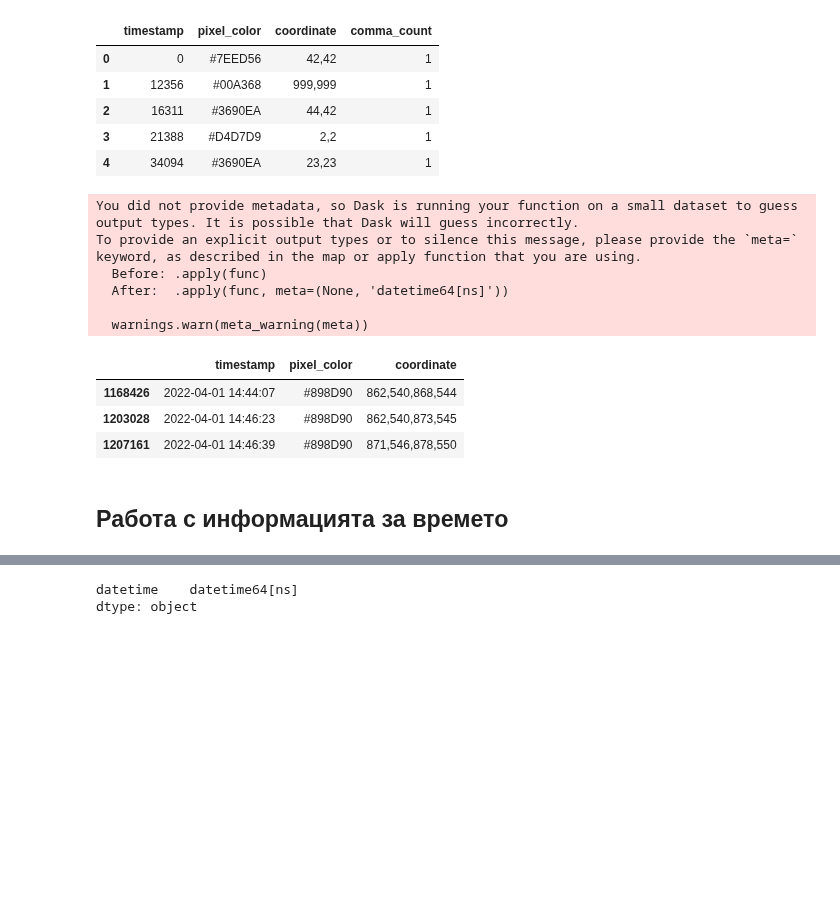
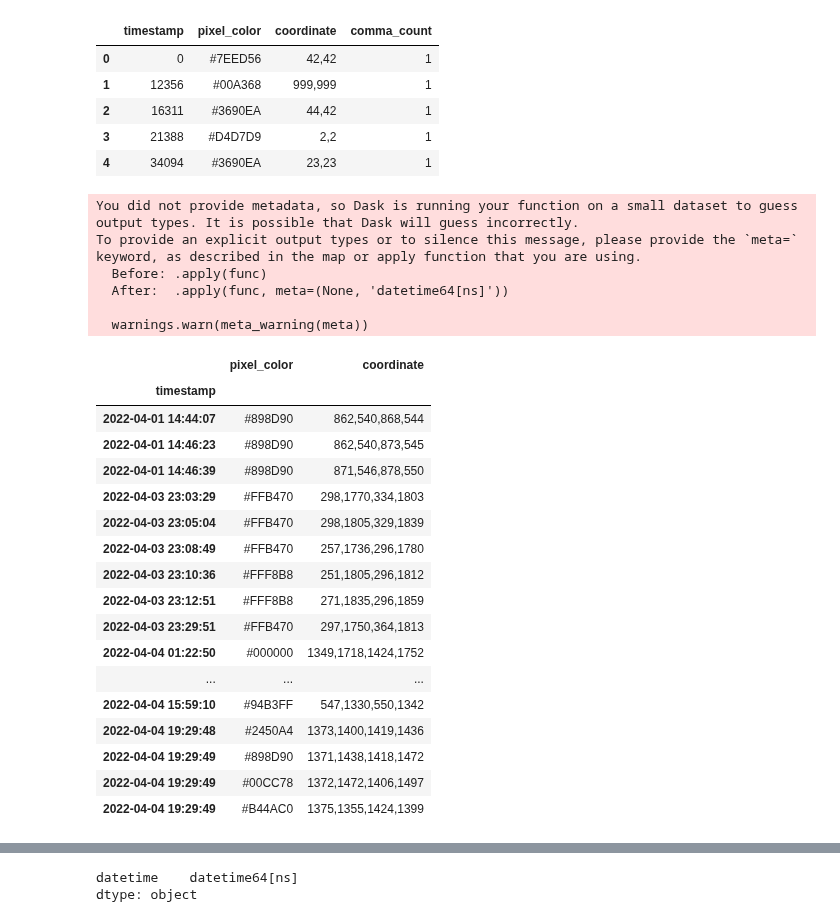
Before and after one commit to Denis-Iv/Analyzing-Social-Experiment, a Jupyter notebook: visualize_data.ipynb, the cells around one changed output, grey strips where cells are left out. Drawn from its saved outputs; the diff is of its cells as text; code cells hidden in the pictures; blank space fills up the shorter version.

Commit message:
Split moderated coordinates into separate columns and prepare the data for visualization

```diff
--- a/visualize_data.ipynb
+++ b/visualize_data.ipynb
@@ -251,19 +251,32 @@ ddf_moderated.head()
 # %%
 ddf_moderated = ddf_moderated[ddf_moderated['comma_count'] > 1]
 ddf_moderated = ddf_moderated.drop('comma_count', axis=1)
 ddf_moderated['timestamp'] = ddf_moderated.apply(lambda x: parse_timestamp(x['timestamp'], '%Y-%m-%d %H%M%S'), axis=1)
+ddf_moderated = ddf_moderated.set_index('timestamp')
 
 ddf_moderated.head()
 # %% [output]
 You did not provide metadata, so Dask is running your function on a small dataset to guess output types. It is possible that Dask will guess incorrectly.
 To provide an explicit output types or to silence this message, please provide the `meta=` keyword, as described in the map or apply function that you are using.
   Before: .apply(func)
   After:  .apply(func, meta=(None, 'datetime64[ns]'))
 
   warnings.warn(meta_warning(meta))
-|  | timestamp | pixel_color | coordinate |
-| 1168426 | 2022-04-01 14:44:07 | #898D90 | 862,540,868,544 |
-| 1203028 | 2022-04-01 14:46:23 | #898D90 | 862,540,873,545 |
-| 1207161 | 2022-04-01 14:46:39 | #898D90 | 871,546,878,550 |
+|  | pixel_color | coordinate |
+| timestamp |  |  |
+| 2022-04-01 14:44:07 | #898D90 | 862,540,868,544 |
+| 2022-04-01 14:46:23 | #898D90 | 862,540,873,545 |
+| 2022-04-01 14:46:39 | #898D90 | 871,546,878,550 |
+| 2022-04-03 23:03:29 | #FFB470 | 298,1770,334,1803 |
+| 2022-04-03 23:05:04 | #FFB470 | 298,1805,329,1839 |
+| 2022-04-03 23:08:49 | #FFB470 | 257,1736,296,1780 |
+| 2022-04-03 23:10:36 | #FFF8B8 | 251,1805,296,1812 |
+| 2022-04-03 23:12:51 | #FFF8B8 | 271,1835,296,1859 |
+| 2022-04-03 23:29:51 | #FFB470 | 297,1750,364,1813 |
+| 2022-04-04 01:22:50 | #000000 | 1349,1718,1424,1752 |
+| ... | ... | ... |
+| 2022-04-04 15:59:10 | #94B3FF | 547,1330,550,1342 |
+| 2022-04-04 19:29:48 | #2450A4 | 1373,1400,1419,1436 |
+| 2022-04-04 19:29:49 | #898D90 | 1371,1438,1418,1472 |
+| 2022-04-04 19:29:49 | #00CC78 | 1372,1472,1406,1497 |
+| 2022-04-04 19:29:49 | #B44AC0 | 1375,1355,1424,1399 |
-# %% [markdown]
-## Работа с информацията за времето
```
Also changed, not shown: parts of 32 cells of this notebook.
